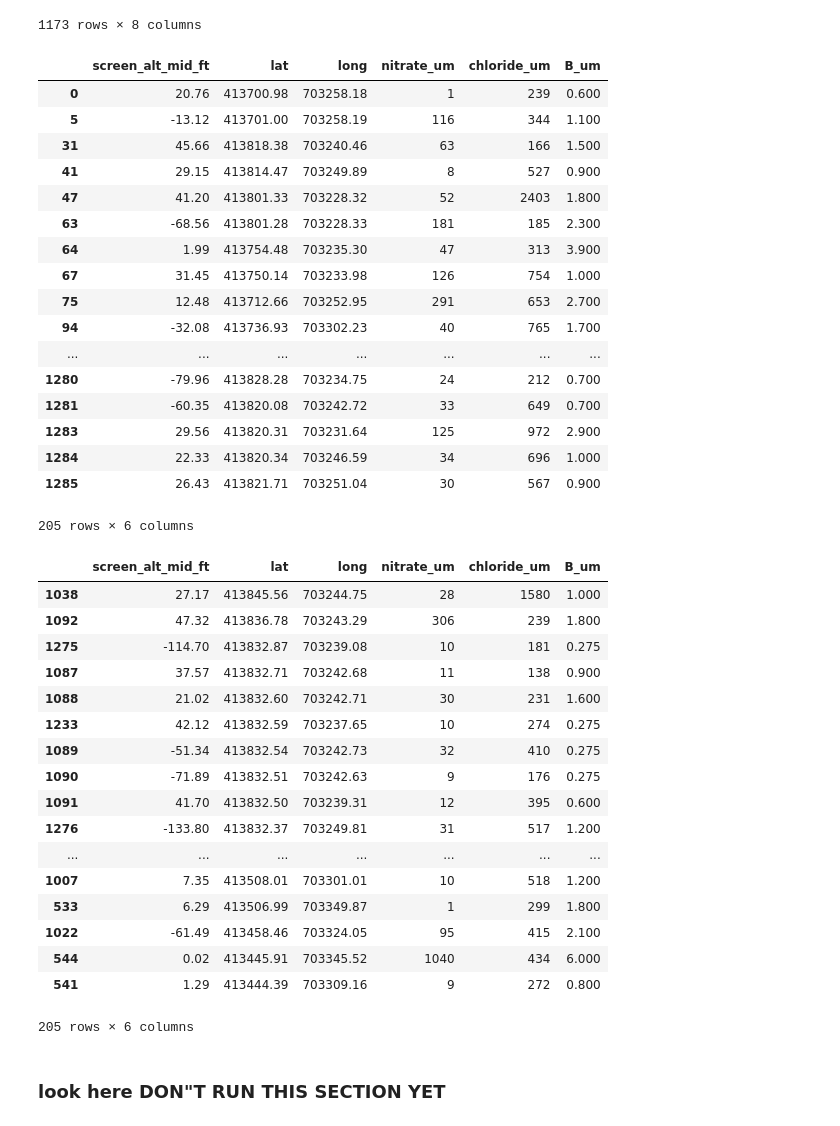
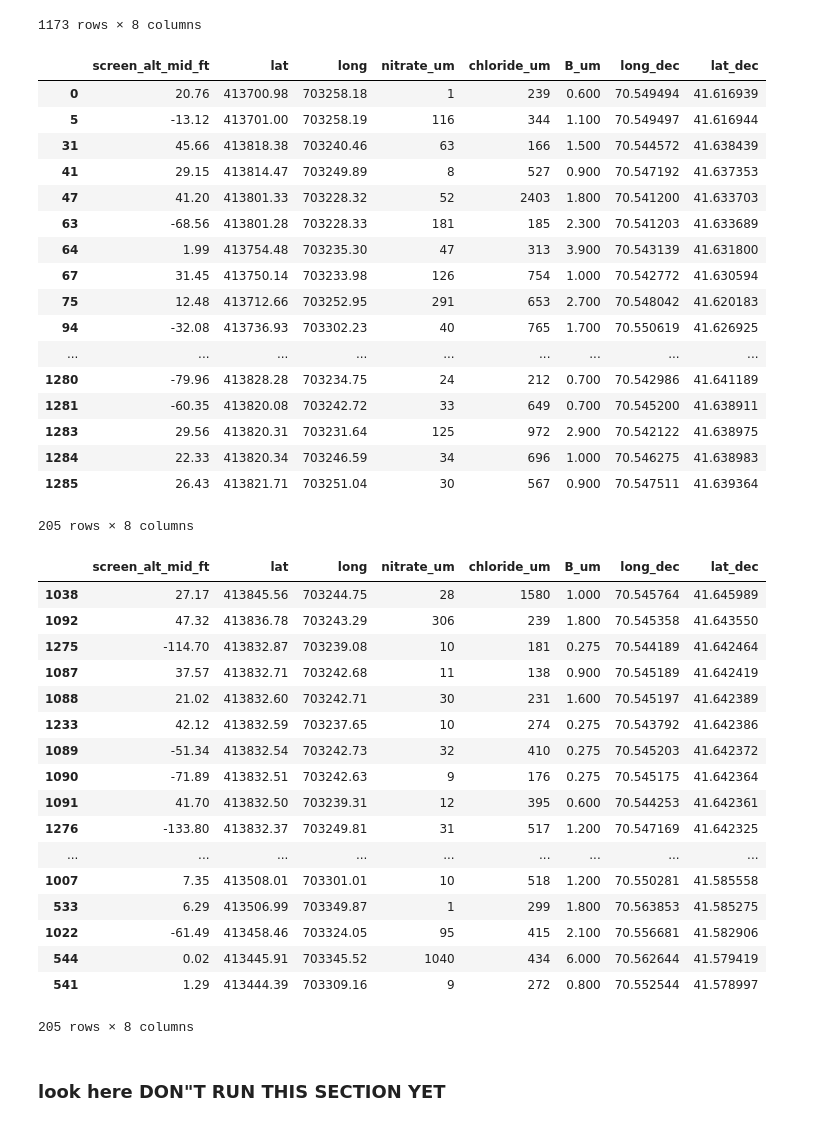
Before and after one commit to hritter0/Chemical_Spill_Regressions, a Jupyter notebook: Data Cleaning- Final.ipynb, the cells around one changed output. Saved outputs shown, nothing was run; the diff lists cells and outputs as text; code cells hidden in the pictures.

```diff
--- a/Data Cleaning- Final.ipynb
+++ b/Data Cleaning- Final.ipynb
@@ -748,47 +772,47 @@ df
 # %%
-df2d = df.sort_values('screen_alt_mid_ft', ascending=False).drop_duplicates('lat').sort_index()
+df2d = df.sort_values('screen_alt_mid_ft', ascending=False).drop_duplicates('lat_dec').sort_index()
 # %%
 df2d
 # %% [output]
-|  | screen_alt_mid_ft | lat | long | nitrate_um | chloride_um | B_um |
-| 0 | 20.76 | 413700.98 | 703258.18 | 1 | 239 | 0.600 |
-| 5 | -13.12 | 413701.00 | 703258.19 | 116 | 344 | 1.100 |
-| 31 | 45.66 | 413818.38 | 703240.46 | 63 | 166 | 1.500 |
-| 41 | 29.15 | 413814.47 | 703249.89 | 8 | 527 | 0.900 |
-| 47 | 41.20 | 413801.33 | 703228.32 | 52 | 2403 | 1.800 |
-| 63 | -68.56 | 413801.28 | 703228.33 | 181 | 185 | 2.300 |
-| 64 | 1.99 | 413754.48 | 703235.30 | 47 | 313 | 3.900 |
-| 67 | 31.45 | 413750.14 | 703233.98 | 126 | 754 | 1.000 |
-| 75 | 12.48 | 413712.66 | 703252.95 | 291 | 653 | 2.700 |
-| 94 | -32.08 | 413736.93 | 703302.23 | 40 | 765 | 1.700 |
-| ... | ... | ... | ... | ... | ... | ... |
-| 1280 | -79.96 | 413828.28 | 703234.75 | 24 | 212 | 0.700 |
-| 1281 | -60.35 | 413820.08 | 703242.72 | 33 | 649 | 0.700 |
-| 1283 | 29.56 | 413820.31 | 703231.64 | 125 | 972 | 2.900 |
-| 1284 | 22.33 | 413820.34 | 703246.59 | 34 | 696 | 1.000 |
-| 1285 | 26.43 | 413821.71 | 703251.04 | 30 | 567 | 0.900 |
+|  | screen_alt_mid_ft | lat | long | nitrate_um | chloride_um | B_um | long_dec | lat_dec |
+| 0 | 20.76 | 413700.98 | 703258.18 | 1 | 239 | 0.600 | 70.549494 | 41.616939 |
+| 5 | -13.12 | 413701.00 | 703258.19 | 116 | 344 | 1.100 | 70.549497 | 41.616944 |
+| 31 | 45.66 | 413818.38 | 703240.46 | 63 | 166 | 1.500 | 70.544572 | 41.638439 |
+| 41 | 29.15 | 413814.47 | 703249.89 | 8 | 527 | 0.900 | 70.547192 | 41.637353 |
+| 47 | 41.20 | 413801.33 | 703228.32 | 52 | 2403 | 1.800 | 70.541200 | 41.633703 |
+| 63 | -68.56 | 413801.28 | 703228.33 | 181 | 185 | 2.300 | 70.541203 | 41.633689 |
+| 64 | 1.99 | 413754.48 | 703235.30 | 47 | 313 | 3.900 | 70.543139 | 41.631800 |
+| 67 | 31.45 | 413750.14 | 703233.98 | 126 | 754 | 1.000 | 70.542772 | 41.630594 |
+| 75 | 12.48 | 413712.66 | 703252.95 | 291 | 653 | 2.700 | 70.548042 | 41.620183 |
+| 94 | -32.08 | 413736.93 | 703302.23 | 40 | 765 | 1.700 | 70.550619 | 41.626925 |
+| ... | ... | ... | ... | ... | ... | ... | ... | ... |
+| 1280 | -79.96 | 413828.28 | 703234.75 | 24 | 212 | 0.700 | 70.542986 | 41.641189 |
+| 1281 | -60.35 | 413820.08 | 703242.72 | 33 | 649 | 0.700 | 70.545200 | 41.638911 |
+| 1283 | 29.56 | 413820.31 | 703231.64 | 125 | 972 | 2.900 | 70.542122 | 41.638975 |
+| 1284 | 22.33 | 413820.34 | 703246.59 | 34 | 696 | 1.000 | 70.546275 | 41.638983 |
+| 1285 | 26.43 | 413821.71 | 703251.04 | 30 | 567 | 0.900 | 70.547511 | 41.639364 |
-205 rows × 6 columns
+205 rows × 8 columns
 # %%
-df2d.sort_values('lat', ascending=False)
+df2d.sort_values('lat_dec', ascending=False)
 # %% [output]
-|  | screen_alt_mid_ft | lat | long | nitrate_um | chloride_um | B_um |
-| 1038 | 27.17 | 413845.56 | 703244.75 | 28 | 1580 | 1.000 |
-| 1092 | 47.32 | 413836.78 | 703243.29 | 306 | 239 | 1.800 |
-| 1275 | -114.70 | 413832.87 | 703239.08 | 10 | 181 | 0.275 |
-| 1087 | 37.57 | 413832.71 | 703242.68 | 11 | 138 | 0.900 |
-| 1088 | 21.02 | 413832.60 | 703242.71 | 30 | 231 | 1.600 |
-| 1233 | 42.12 | 413832.59 | 703237.65 | 10 | 274 | 0.275 |
-| 1089 | -51.34 | 413832.54 | 703242.73 | 32 | 410 | 0.275 |
-| 1090 | -71.89 | 413832.51 | 703242.63 | 9 | 176 | 0.275 |
-| 1091 | 41.70 | 413832.50 | 703239.31 | 12 | 395 | 0.600 |
-| 1276 | -133.80 | 413832.37 | 703249.81 | 31 | 517 | 1.200 |
-| ... | ... | ... | ... | ... | ... | ... |
-| 1007 | 7.35 | 413508.01 | 703301.01 | 10 | 518 | 1.200 |
-| 533 | 6.29 | 413506.99 | 703349.87 | 1 | 299 | 1.800 |
-| 1022 | -61.49 | 413458.46 | 703324.05 | 95 | 415 | 2.100 |
-| 544 | 0.02 | 413445.91 | 703345.52 | 1040 | 434 | 6.000 |
-| 541 | 1.29 | 413444.39 | 703309.16 | 9 | 272 | 0.800 |
+|  | screen_alt_mid_ft | lat | long | nitrate_um | chloride_um | B_um | long_dec | lat_dec |
+| 1038 | 27.17 | 413845.56 | 703244.75 | 28 | 1580 | 1.000 | 70.545764 | 41.645989 |
+| 1092 | 47.32 | 413836.78 | 703243.29 | 306 | 239 | 1.800 | 70.545358 | 41.643550 |
+| 1275 | -114.70 | 413832.87 | 703239.08 | 10 | 181 | 0.275 | 70.544189 | 41.642464 |
+| 1087 | 37.57 | 413832.71 | 703242.68 | 11 | 138 | 0.900 | 70.545189 | 41.642419 |
+| 1088 | 21.02 | 413832.60 | 703242.71 | 30 | 231 | 1.600 | 70.545197 | 41.642389 |
+| 1233 | 42.12 | 413832.59 | 703237.65 | 10 | 274 | 0.275 | 70.543792 | 41.642386 |
+| 1089 | -51.34 | 413832.54 | 703242.73 | 32 | 410 | 0.275 | 70.545203 | 41.642372 |
+| 1090 | -71.89 | 413832.51 | 703242.63 | 9 | 176 | 0.275 | 70.545175 | 41.642364 |
+| 1091 | 41.70 | 413832.50 | 703239.31 | 12 | 395 | 0.600 | 70.544253 | 41.642361 |
+| 1276 | -133.80 | 413832.37 | 703249.81 | 31 | 517 | 1.200 | 70.547169 | 41.642325 |
+| ... | ... | ... | ... | ... | ... | ... | ... | ... |
+| 1007 | 7.35 | 413508.01 | 703301.01 | 10 | 518 | 1.200 | 70.550281 | 41.585558 |
+| 533 | 6.29 | 413506.99 | 703349.87 | 1 | 299 | 1.800 | 70.563853 | 41.585275 |
+| 1022 | -61.49 | 413458.46 | 703324.05 | 95 | 415 | 2.100 | 70.556681 | 41.582906 |
+| 544 | 0.02 | 413445.91 | 703345.52 | 1040 | 434 | 6.000 | 70.562644 | 41.579419 |
+| 541 | 1.29 | 413444.39 | 703309.16 | 9 | 272 | 0.800 | 70.552544 | 41.578997 |
-205 rows × 6 columns
+205 rows × 8 columns
 # %%
 df2d
 # %%
```
Also changed, not shown: parts of 69 cells of this notebook, 4 other files.
